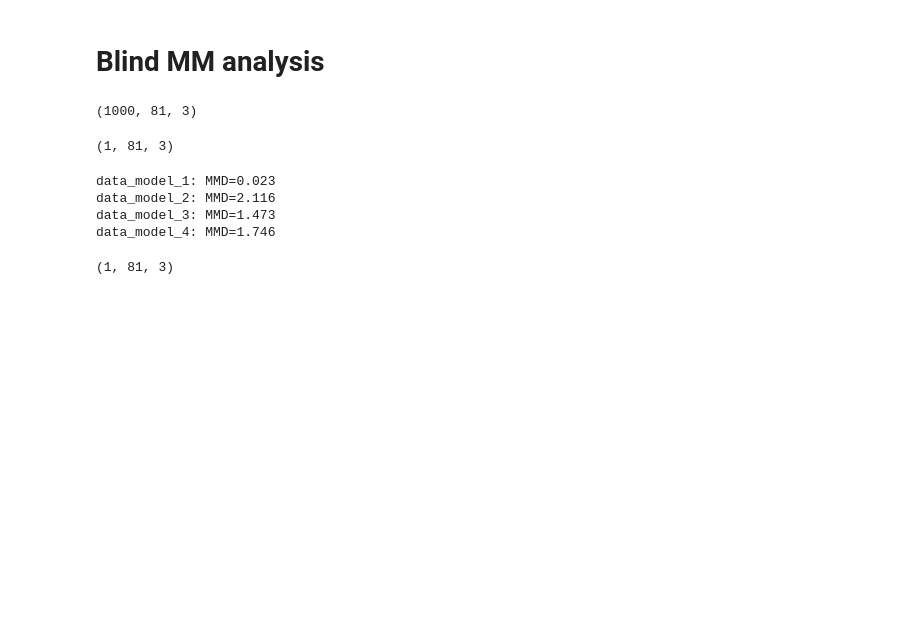
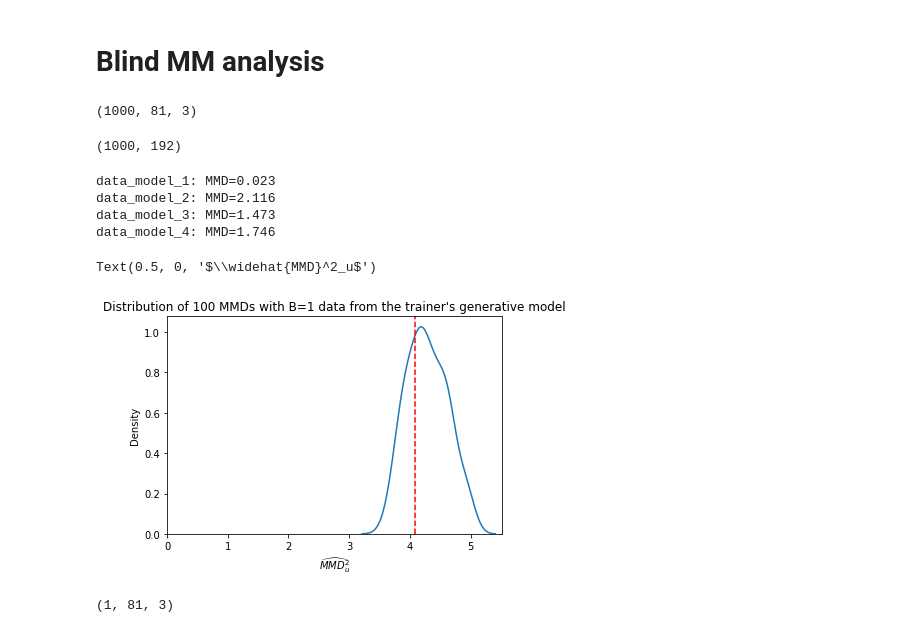
Before and after one commit to marvinschmitt/ModelMisspecificationBF, a Jupyter notebook: MMD_ParameterEstimation_Covid.ipynb, the cells around one changed output. Saved outputs shown, nothing was run; the diff lists cells and outputs as text; code cells hidden in the pictures; blank space fills up the shorter version.

Commit message:
add "MMD variation without Model Misspecification" simulation in single-instance MMD analysis

```diff
--- a/MMD_ParameterEstimation_Covid.ipynb
+++ b/MMD_ParameterEstimation_Covid.ipynb
@@ -479,9 +479,9 @@ x_1.shape
 # %% [output]
 (1000, 81, 3)
 # %%
-.shape
+s_3.shape
 # %% [output]
-(1, 81, 3)
+(1000, 192)
 # %%
 for i, s in enumerate([s_1, s_2, s_3, s_4], 1):
     print(f"data_model_{i}: MMD={float(maximum_mean_discrepancy(s, z_psi, unbiased=True)):.3f}")
@@ -493,10 +493,19 @@ data_model_4: MMD=1.746
 # %%
 K = 100
 MMD = np.empty(K)
-for k in tqdm(range(K)):
-    _, x = trainer._forward_inference(1000, T_germany)
+for k in range(K):
+    _, x = trainer._forward_inference(1, T_germany)
     s  = np.array(trainer.network.summary_net(x))
     MMD[k] = float(maximum_mean_discrepancy(s, z_psi, unbiased=True))
+# %%
+sns.kdeplot(MMD)
+plt.xlim(0)
+plt.title("Distribution of 100 MMDs with B=1 data from the trainer's generative model")
+plt.axvline(x=MMD_germany_standardized, color="red", linestyle="dashed")
+plt.xlabel(r"$\widehat{MMD}^2_u$")
+# %% [output]
+Text(0.5, 0, '$\\widehat{MMD}^2_u$')
+[figure, added]
 # %%
 data_germany_tensor = data_germany[np.newaxis, ...]
 data_germany_tensor.shape
```
Also changed, not shown: parts of 4 cells of this notebook.
